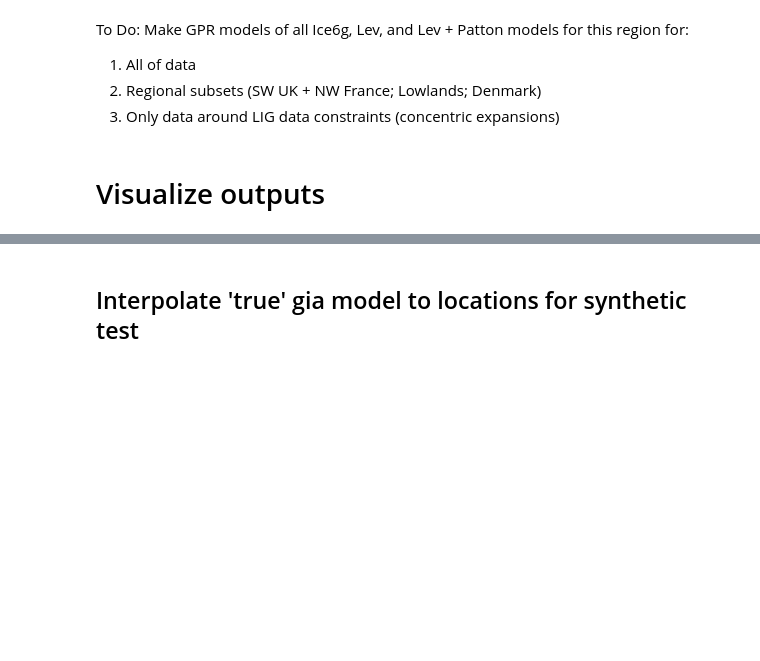
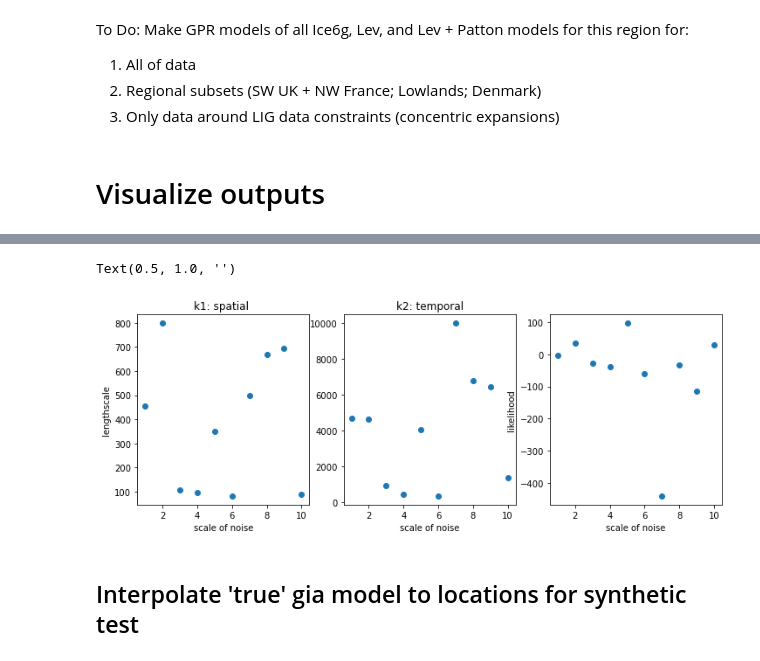
Before and after one commit to rcameronc/EU_LIG, a Jupyter notebook: rcc_notebooks/eu_lig_synthnoise_070520.ipynb, the cells around one changed output, grey strips where cells are left out. Drawn from its saved outputs; the diff is of its cells as text; code cells hidden in the pictures; blank space fills up the shorter version.

```diff
--- a/rcc_notebooks/eu_lig_synthnoise_070520.ipynb
+++ b/rcc_notebooks/eu_lig_synthnoise_070520.ipynb
@@ -266,0 +428,23 @@ for:
+# %%
+k1 = df_params[df_params['Unnamed: 0'] == 'k1']
+k2 = df_params[df_params['Unnamed: 0'] == 'k2']
+
+fig, ax = plt.subplots(1, 3, figsize=(12, 4), sharex=True)
+ax = ax.flatten()
+
+ax[0].scatter(k1.scale, k1.lengthscale)
+ax[0].set_xlabel('scale of noise')
+ax[0].set_ylabel('lengthscale')
+ax[0].set_title('k1: spatial ')
+
+ax[1].scatter(k2.scale, k2.lengthscale)
+ax[1].set_xlabel('scale of noise')
+ax[1].set_title('k2: temporal');
+
+ax[2].scatter(df_mets.scale, df_mets.likelihood)
+ax[2].set_xlabel('scale of noise')
+ax[2].set_ylabel('likelihood')
+ax[2].set_title('')
+# %% [output]
+Text(0.5, 1.0, '')
+[figure, added]
```
Also changed, not shown: parts of 8 cells of this notebook, 3 other files.
